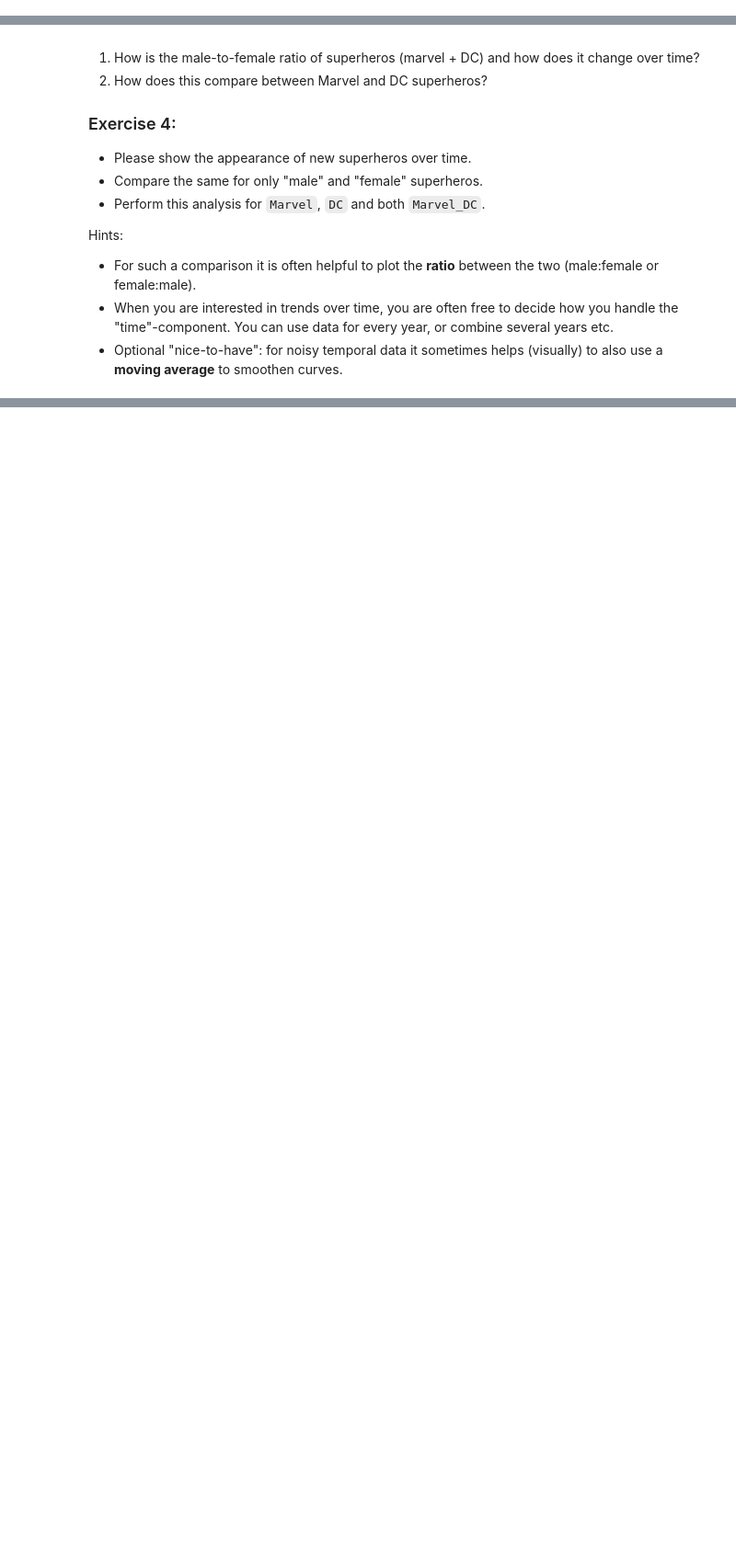
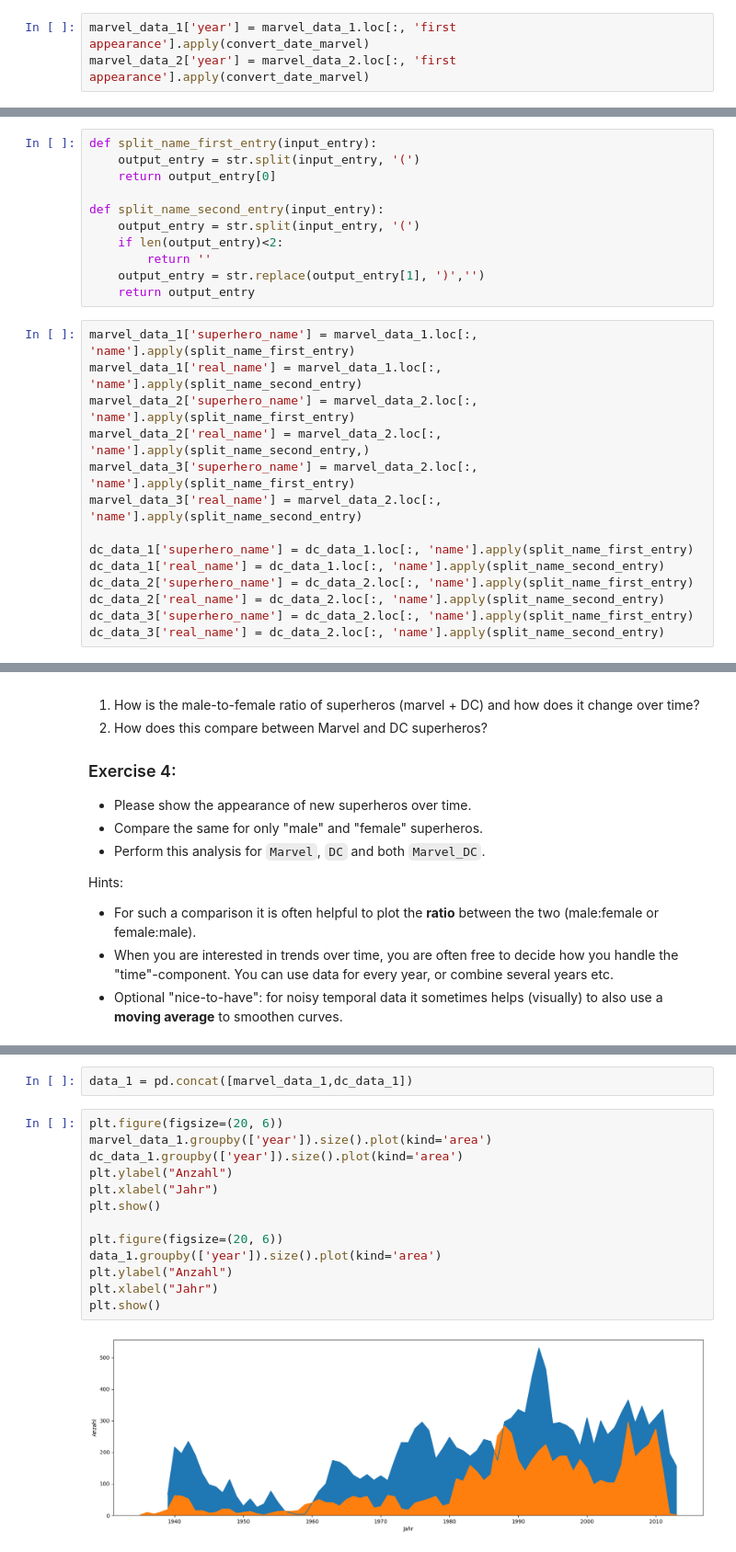
Before and after one commit to SanderTeb/DataScience, a Jupyter notebook: data_science_MMI_portfolio_01.ipynb, the cells around one changed output, grey strips where cells are left out. Shown at 92% size. Cells and saved outputs as stored; diff of their text form; blank space fills up the shorter version.

```diff
--- a/data_science_MMI_portfolio_01.ipynb
+++ b/data_science_MMI_portfolio_01.ipynb
@@ -279,0 +471,3 @@ my_dataframe.loc[:, "column_A"].apply(my_special_operation)
+# %%
+marvel_data_1['year'] = marvel_data_1.loc[:, 'first appearance'].apply(convert_date_marvel)
+marvel_data_2['year'] = marvel_data_2.loc[:, 'first appearance'].apply(convert_date_marvel)
@@ -279,0 +500,25 @@ my_dataframe.loc[:, "column_A"].apply(my_special_operation)
+# %%
+def split_name_first_entry(input_entry):
+    output_entry = str.split(input_entry, '(')
+    return output_entry[0]
+
+def split_name_second_entry(input_entry):
+    output_entry = str.split(input_entry, '(')
+    if len(output_entry)<2:
+        return ''
+    output_entry = str.replace(output_entry[1], ')','')
+    return output_entry
+# %%
+marvel_data_1['superhero_name'] = marvel_data_1.loc[:, 'name'].apply(split_name_first_entry)
+marvel_data_1['real_name'] = marvel_data_1.loc[:, 'name'].apply(split_name_second_entry)
+marvel_data_2['superhero_name'] = marvel_data_2.loc[:, 'name'].apply(split_name_first_entry)
+marvel_data_2['real_name'] = marvel_data_2.loc[:, 'name'].apply(split_name_second_entry,)
+marvel_data_3['superhero_name'] = marvel_data_2.loc[:, 'name'].apply(split_name_first_entry)
+marvel_data_3['real_name'] = marvel_data_2.loc[:, 'name'].apply(split_name_second_entry)
+
+dc_data_1['superhero_name'] = dc_data_1.loc[:, 'name'].apply(split_name_first_entry)
+dc_data_1['real_name'] = dc_data_1.loc[:, 'name'].apply(split_name_second_entry)
+dc_data_2['superhero_name'] = dc_data_2.loc[:, 'name'].apply(split_name_first_entry)
+dc_data_2['real_name'] = dc_data_2.loc[:, 'name'].apply(split_name_second_entry)
+dc_data_3['superhero_name'] = dc_data_2.loc[:, 'name'].apply(split_name_first_entry)
+dc_data_3['real_name'] = dc_data_2.loc[:, 'name'].apply(split_name_second_entry)
@@ -294,0 +580,17 @@ Hints:
+# %%
+data_1 = pd.concat([marvel_data_1,dc_data_1])
+# %%
+plt.figure(figsize=(20, 6))
+marvel_data_1.groupby(['year']).size().plot(kind='area')
+dc_data_1.groupby(['year']).size().plot(kind='area')
+plt.ylabel("Anzahl")
+plt.xlabel("Jahr")
+plt.show()
+
+plt.figure(figsize=(20, 6))
+data_1.groupby(['year']).size().plot(kind='area')
+plt.ylabel("Anzahl")
+plt.xlabel("Jahr")
+plt.show()
+# %% [output]
+[figure, added]
```
Also changed, not shown: parts of 81 cells of this notebook, 4 other files.
